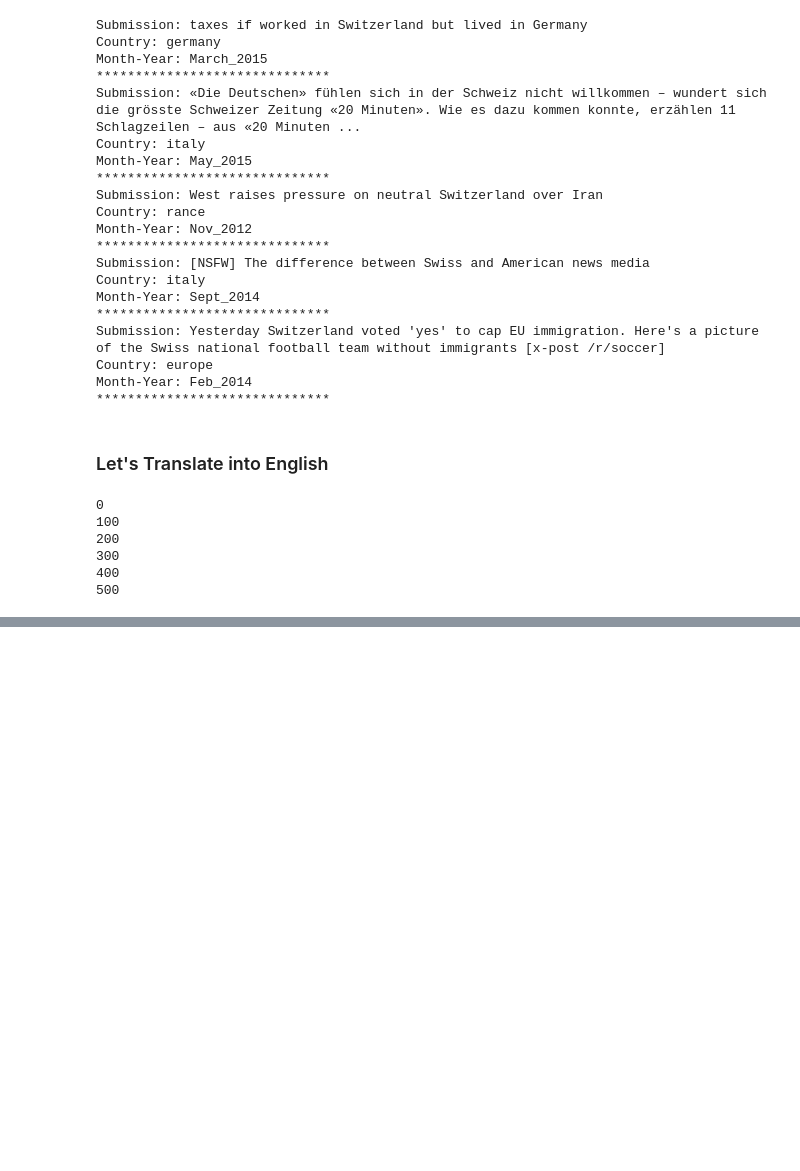
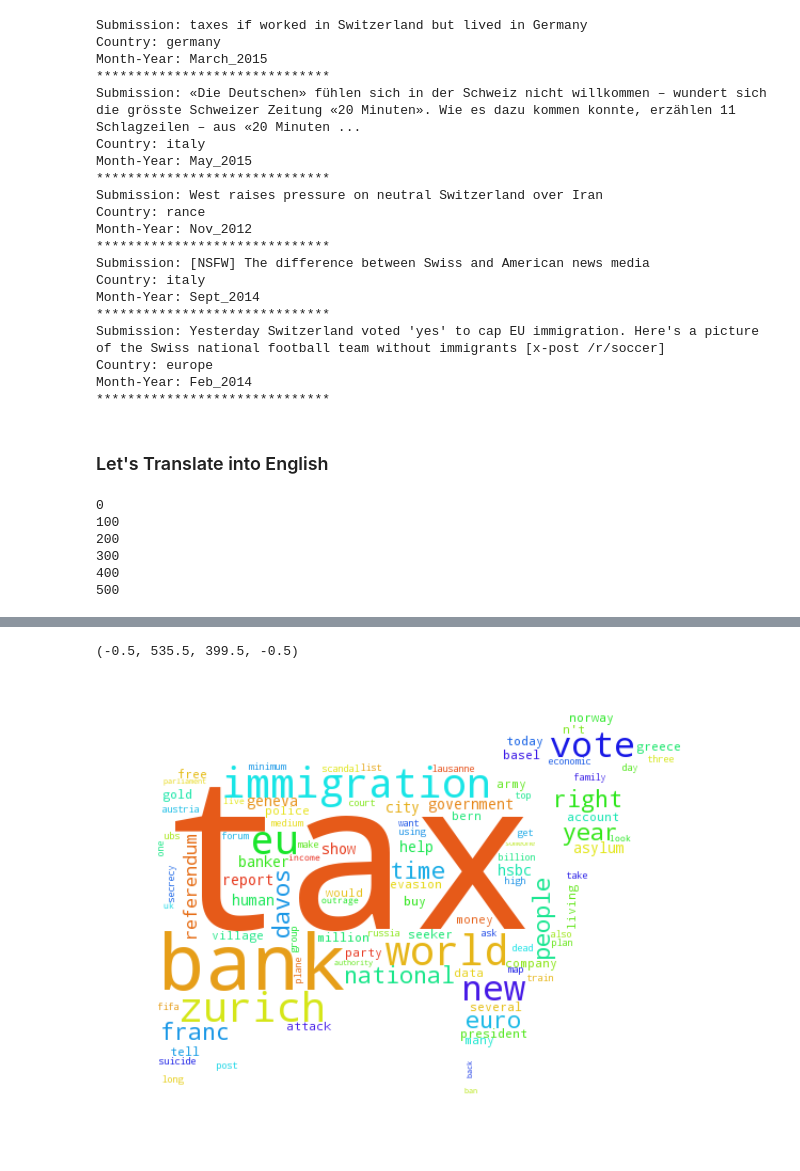
Before and after one commit to vidit09/ada-project, a Jupyter notebook: pre_processing/Preprocessing_submission_europe.ipynb, the cells around one changed output, grey strips where cells are left out. Drawn from its saved outputs; the diff is of its cells as text; code cells hidden in the pictures; blank space fills up the shorter version.

```diff
--- a/pre_processing/Preprocessing_submission_europe.ipynb
+++ b/pre_processing/Preprocessing_submission_europe.ipynb
@@ -253,0 +268,10 @@ plt.axis("off")
+# %%
+from PIL import Image
+mask = np.array(Image.open("swiss_cow.gif"))
+extended_stopwords=['france','germany','italy','spain','german','french','spanish', 'italian','europe','country'] + extended_stopwords
+wordcloud = WordCloud(stopwords = extended_stopwords, background_color="white", mask=mask, max_words=100).generate(subs_filtered)
+plt.imshow(wordcloud)
+plt.axis("off")
+# %% [output]
+(-0.5, 535.5, 399.5, -0.5)
+[figure, added]
```
Also changed, not shown: parts of 1 cell of this notebook, 2 other files.
